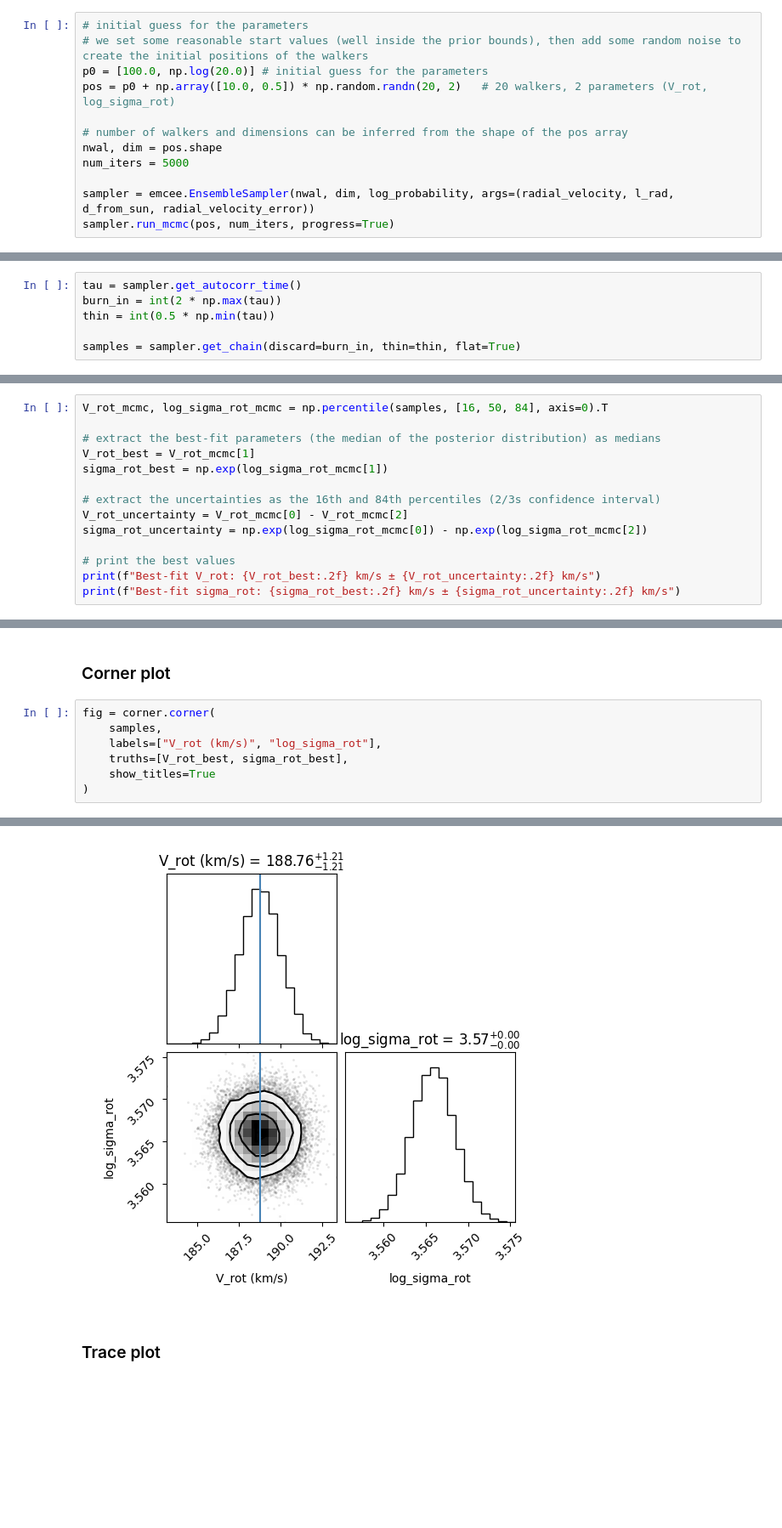
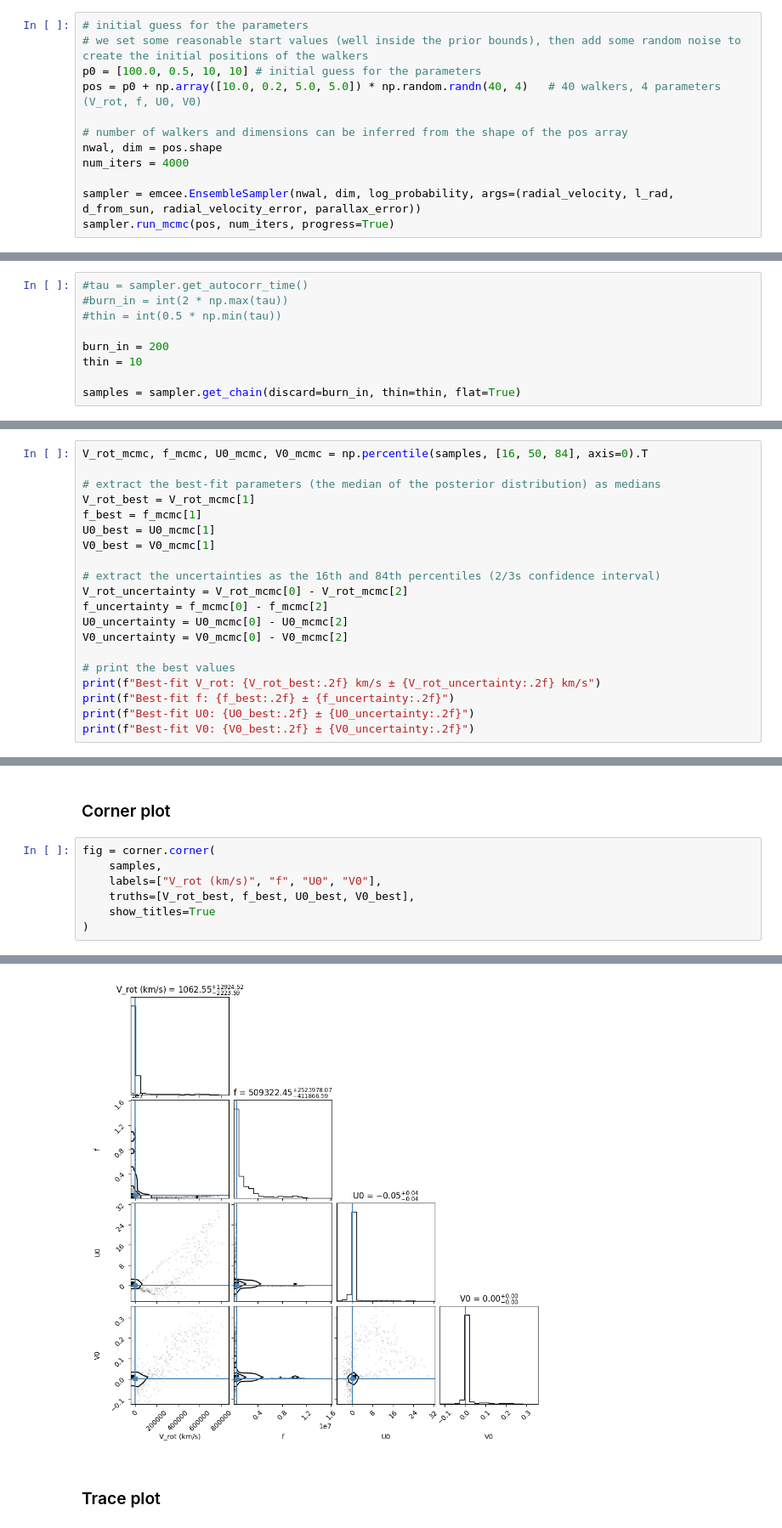
Before and after one commit to Lvetto/modellizzazione_dati, a Jupyter notebook: Gaia.ipynb, the cells around one changed output, grey strips where cells are left out. Shown at 85% size. Drawn from its saved outputs; the diff is of its cells as text; blank space fills up the shorter version.

```diff
--- a/Gaia.ipynb
+++ b/Gaia.ipynb
@@ -165,12 +209,12 @@ def log_probability(theta, V_rad, l, d, error ):
 # %%
 # initial guess for the parameters
 # we set some reasonable start values (well inside the prior bounds), then add some random noise to create the initial positions of the walkers
-p0 = [100.0, np.log(20.0)] # initial guess for the parameters
-pos = p0 + np.array([10.0, 0.5]) * np.random.randn(20, 2)   # 20 walkers, 2 parameters (V_rot, log_sigma_rot)
+p0 = [100.0, 0.5, 10, 10] # initial guess for the parameters
+pos = p0 + np.array([10.0, 0.2, 5.0, 5.0]) * np.random.randn(40, 4)   # 40 walkers, 4 parameters (V_rot, f, U0, V0)
 
 # number of walkers and dimensions can be inferred from the shape of the pos array
 nwal, dim = pos.shape
-num_iters = 5000
+num_iters = 4000
 
-sampler = emcee.EnsembleSampler(nwal, dim, log_probability, args=(radial_velocity, l_rad, d_from_sun, radial_velocity_error))
+sampler = emcee.EnsembleSampler(nwal, dim, log_probability, args=(radial_velocity, l_rad, d_from_sun, radial_velocity_error, parallax_error))
 sampler.run_mcmc(pos, num_iters, progress=True)
@@ -197,9 +223,12 @@ State([[189.23011986   3.56274966]
 # %% [markdown]
 ### Burn in
 # %%
-tau = sampler.get_autocorr_time()
-burn_in = int(2 * np.max(tau))
-thin = int(0.5 * np.min(tau))
+#tau = sampler.get_autocorr_time()
+#burn_in = int(2 * np.max(tau))
+#thin = int(0.5 * np.min(tau))
+
+burn_in = 200
+thin = 10
 
 samples = sampler.get_chain(discard=burn_in, thin=thin, flat=True)
 # %%
@@ -208,15 +237,21 @@ np.save(f"gaia_mcmc_samples_{time()}.npy", samples)
 # %%
-V_rot_mcmc, log_sigma_rot_mcmc = np.percentile(samples, [16, 50, 84], axis=0).T
+V_rot_mcmc, f_mcmc, U0_mcmc, V0_mcmc = np.percentile(samples, [16, 50, 84], axis=0).T
 
 # extract the best-fit parameters (the median of the posterior distribution) as medians
 V_rot_best = V_rot_mcmc[1]
-sigma_rot_best = np.exp(log_sigma_rot_mcmc[1])
+f_best = f_mcmc[1]
+U0_best = U0_mcmc[1]
+V0_best = V0_mcmc[1]
 
 # extract the uncertainties as the 16th and 84th percentiles (2/3s confidence interval)
 V_rot_uncertainty = V_rot_mcmc[0] - V_rot_mcmc[2]
-sigma_rot_uncertainty = np.exp(log_sigma_rot_mcmc[0]) - np.exp(log_sigma_rot_mcmc[2])
+f_uncertainty = f_mcmc[0] - f_mcmc[2]
+U0_uncertainty = U0_mcmc[0] - U0_mcmc[2]
+V0_uncertainty = V0_mcmc[0] - V0_mcmc[2]
 
 # print the best values
 print(f"Best-fit V_rot: {V_rot_best:.2f} km/s ± {V_rot_uncertainty:.2f} km/s")
-print(f"Best-fit sigma_rot: {sigma_rot_best:.2f} km/s ± {sigma_rot_uncertainty:.2f} km/s")
+print(f"Best-fit f: {f_best:.2f} ± {f_uncertainty:.2f}")
+print(f"Best-fit U0: {U0_best:.2f} ± {U0_uncertainty:.2f}")
+print(f"Best-fit V0: {V0_best:.2f} ± {V0_uncertainty:.2f}")
 # %% [output]
@@ -227,8 +264,8 @@ Best-fit sigma_rot: 35.37 km/s ± -0.18 km/s
 # %%
 fig = corner.corner(
     samples,
-    labels=["V_rot (km/s)", "log_sigma_rot"],
-    truths=[V_rot_best, sigma_rot_best],
+    labels=["V_rot (km/s)", "f", "U0", "V0"],
+    truths=[V_rot_best, f_best, U0_best, V0_best],
     show_titles=True
 )
 # %% [output]
@@ -235,4 +278,4 @@ fig = corner.corner(
-[figure, old version]
+[figure, new version]
 # %% [markdown]
 ### Trace plot
 # %%
```
Also changed, not shown: parts of 7 cells of this notebook, 2 other files.
